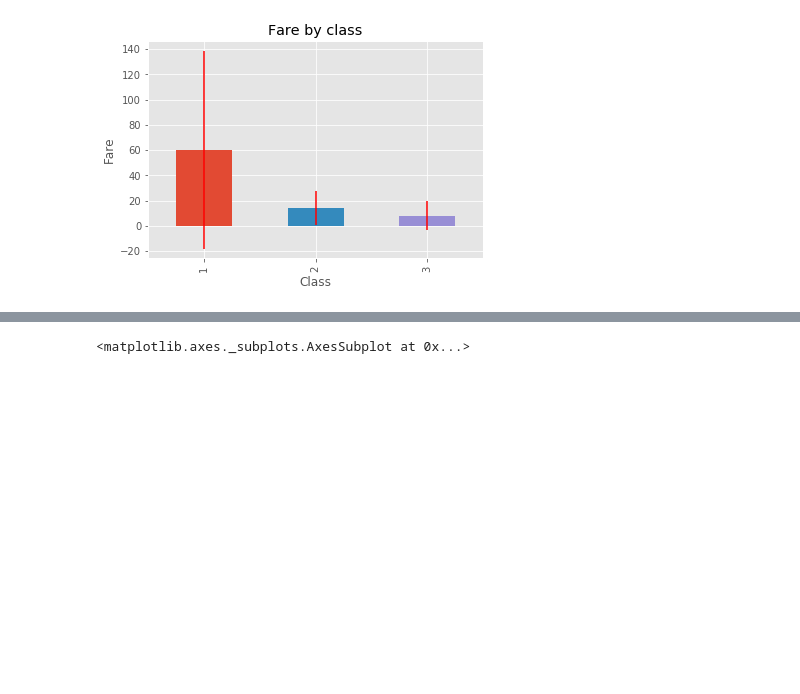
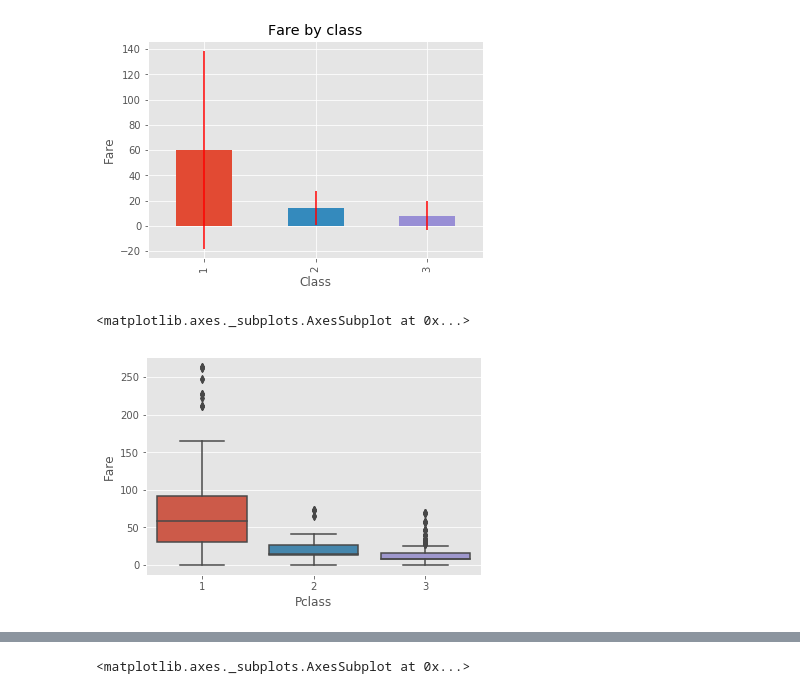
Before and after one commit to ybshankar010/machinelearning, a Jupyter notebook: titanic/Titanic_Experimentation.ipynb, the cells around one changed output, grey strips where cells are left out. Cells and saved outputs as stored; diff of their text form; code cells hidden in the pictures; blank space fills up the shorter version.

```diff
--- a/titanic/Titanic_Experimentation.ipynb
+++ b/titanic/Titanic_Experimentation.ipynb
@@ -143,3 +114,9 @@ plt.ylabel("Fare")
 # %% [output]
 Text(0,0.5,'Fare')
 [figure]
+# %%
+max_value = np.max(train['Fare'])
+sns.boxplot("Pclass","Fare",data=train[train['Fare'] != max_value])
+# %% [output]
+<matplotlib.axes._subplots.AxesSubplot at 0x...>
+[figure, added]
```
Also changed, not shown: parts of 37 cells of this notebook, 1 other file.
